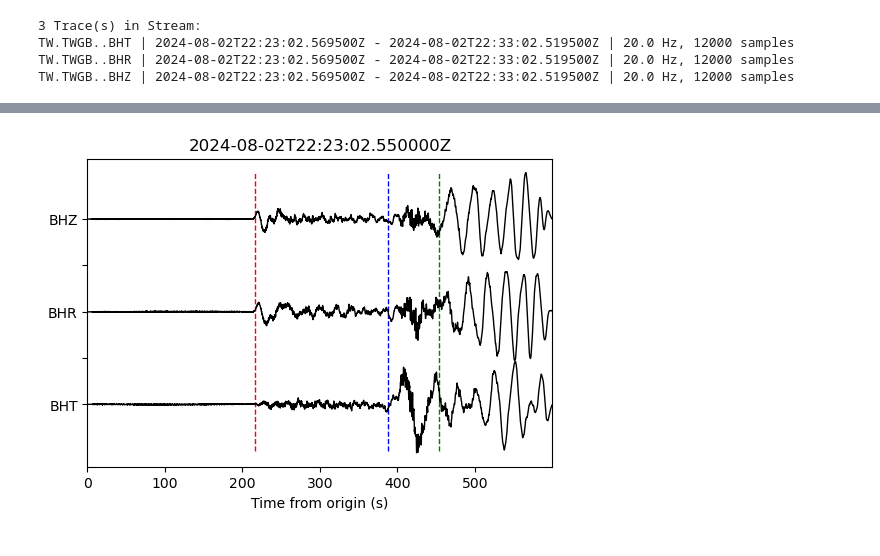
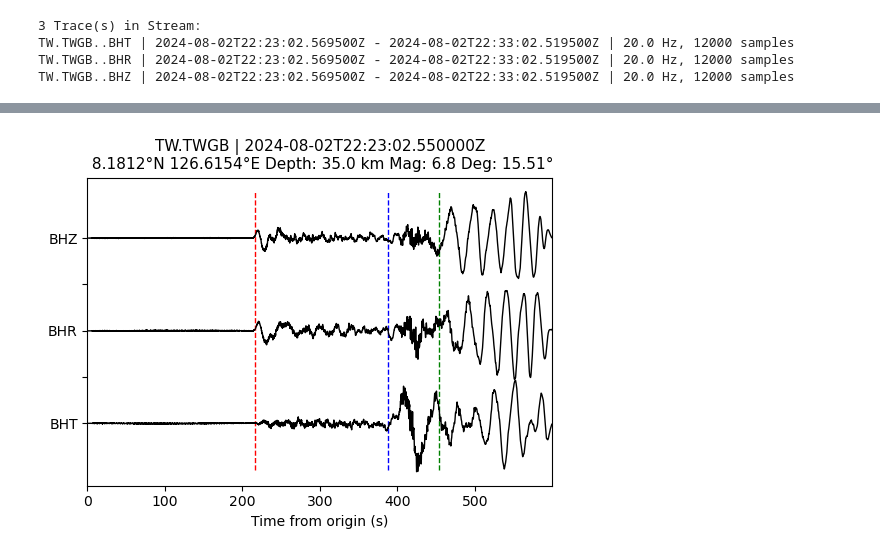
Before and after one commit to jhtong33/2024_NTU_python101, a Jupyter notebook: 03.Obspy_access_data.ipynb, the cells around one changed output, grey strips where cells are left out. Saved outputs shown, nothing was run; the diff lists cells and outputs as text; code cells hidden in the pictures.

```diff
--- a/03.Obspy_access_data.ipynb
+++ b/03.Obspy_access_data.ipynb
@@ -134,6 +150,8 @@ idx = 5
 time = cata[idx].origins[0].time
 network = 'TW'
 station = 'TWGB'
+stlat = 22.817699
+stlon = 121.079903
 
 st = client.get_waveforms(network, station, "*", "BH*",
                           time, time + 10 * 60, attach_response=True)
@@ -157,12 +183,23 @@ TW.TWGB..BHZ | 2024-08-02T22:23:02.569500Z - 2024-08-02T22:33:02.519500Z | 20.0
 # %%
 plt.figure(figsize=(6,4))
 
-norm = max(max(st_copy[0].data),max(st_copy[1].data), max(st_copy[2].data))
-plt.plot(st_copy[0].times(), st_copy[0].data/norm, 'k', lw=1)
-plt.plot(st_copy[0].times(), st_copy[1].data/norm+2, 'k', lw=1)
-plt.plot(st_copy[0].times(), st_copy[2].data/norm+4, 'k', lw=1)
+TIME = st_copy[0].times()
+trE = st_copy.select(component='E')[0]
+trN = st_copy.select(component='N')[0]
+trZ = st_copy.select(component='Z')[0]
+norm = max(max(trE.data),max(trN.data), max(trZ.data))
+plt.plot(TIME, trE.data/norm, 'k', lw=1)
+plt.plot(TIME, trN.data/norm+2, 'k', lw=1)
+plt.plot(TIME, trZ.data/norm+4, 'k', lw=1)
+
 plt.yticks(ticks=[0,1,2,3,4,], labels=['BHE', '', 'BHN','', 'BHZ'])
-plt.xlim(st_copy[0].times()[0], st_copy[0].times()[-1])
+plt.xlim(TIME[0], TIME[-1])
 plt.xlabel(f'Time from origin (s)')
-plt.title(time)
+
+lat = cata[idx].origins[0].latitude
+lon = cata[idx].origins[0].longitude
+dep = cata[idx].origins[0].depth/1000
+mag = cata[idx].magnitudes[0].mag
+title = f'TW.{station} | {time}\n {lat}°N {lon}°E Depth: {round(dep,2)} km Mag: {mag} Deg: {round(deg,2)}°'
+plt.title(title)
 # %% [output]
@@ -190,3 +217,12 @@ print(deg, az, baz)
 
 [![image.png](attachment:2b4e9f1b-c9bf-4ab2-a71e-b828a902d7b5.png)](https://service.iris.edu/irisws/rotation/docs/1/help/)
 [![image.png](attachment:4143219b-f3f2-476c-bfdd-2c0e86a3afef.png)](https://aviation.stackexchange.com/questions/92619/can-a-great-circle-be-drawn-between-any-two-points-on-earth)
+# %%
+dist, az, baz = gps2dist_azimuth(cata[idx].origins[0].latitude, #source lat
+                                 cata[idx].origins[0].longitude, # source lon
+                                 stlat,  # station lat
+                                 stlon)  # station lon
+print(dist, az, baz)
+deg = kilometers2degrees(dist/1000)
+
+print(deg)
@@ -248,7 +301,6 @@ TW.TWGB..BHR | 2024-08-02T22:23:02.569500Z - 2024-08-02T22:33:02.519500Z | 20.0
 TW.TWGB..BHZ | 2024-08-02T22:23:02.569500Z - 2024-08-02T22:33:02.519500Z | 20.0 Hz, 12000 samples
 # %%
 plt.figure(figsize=(6,4))
-
 
 plt.vlines(x=arrivals[0].time, ymin=-1, ymax=5, color='red', ls='--', lw=1)
 plt.vlines(x=arrivals[5].time, ymin=-1, ymax=5, color='blue', ls='--', lw=1)
@@ -260,7 +312,6 @@ trR = st_ZRT.select(component='R')[0]
 trZ = st_ZRT.select(component='Z')[0]
 norm = max(max(trT.data),max(trR.data), max(trZ.data))
 
-
 plt.plot(TIME, trT.data/norm, 'k', lw=1)
 plt.plot(TIME, trR.data/norm+2, 'k', lw=1)
 plt.plot(TIME, trZ.data/norm+4, 'k', lw=1)
@@ -269,5 +320,5 @@ plt.plot(TIME, trZ.data/norm+4, 'k', lw=1)
 plt.yticks(ticks=[0,1,2,3,4,], labels=['BHT', '', 'BHR','', 'BHZ'])
 plt.xlim(st_copy[0].times()[0], st_copy[0].times()[-1])
 plt.xlabel(f'Time from origin (s)')
-plt.title(time)
+plt.title(title, fontsize=11)
 # %% [output]
@@ -275 +326 @@ Text(0.5, 1.0, '2024-08-02T22:23:02.550000Z')
-[figure, old version]
+[figure, new version]
```
Also changed, not shown: parts of 22 cells of this notebook.
